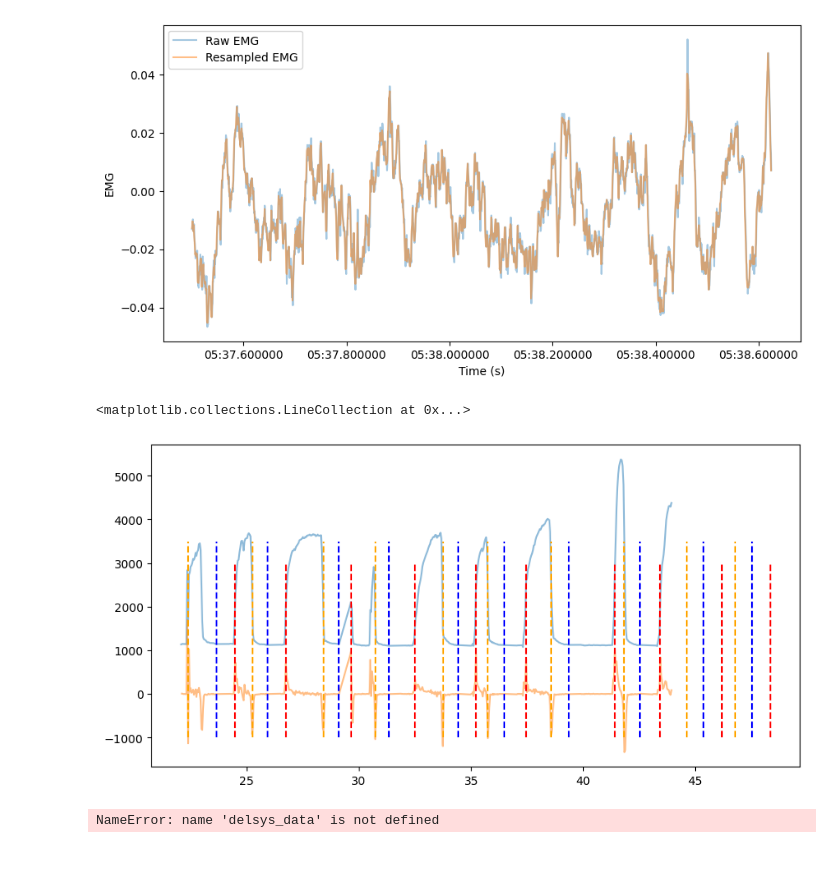
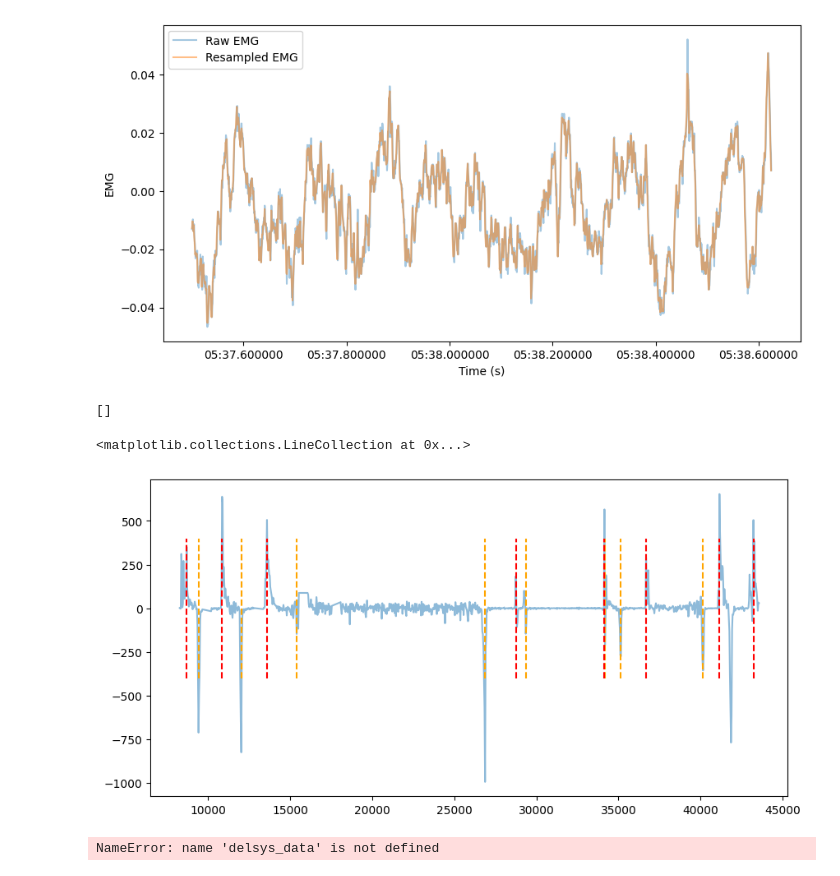
Before and after one commit to ChaundyMck/NDD_EMG, a Jupyter notebook: tester.ipynb, the cells around one changed output. Drawn from its saved outputs; the diff is of its cells as text; code cells hidden in the pictures.

```diff
--- a/tester.ipynb
+++ b/tester.ipynb
@@ -18,0 +75,18 @@ target_data = pd.read_csv(glob.glob(os.path.join(glob.escape(subject_folder),'ta
+# %%
+EMG_1 = delsys_data[['EMG 1 Time Series (s)', 'EMG 1 (mV)', 'EMG 2 (mV)']].dropna()
+EMG_1.columns = ['Time', 'EMG1', 'EMG2']
+Analog = delsys_data[[ 'Analog In 1 Time Series (s)','Analog In 1 (V)']]
+Analog.columns = ['Time', 'Analog']
+
+t_delay = sync(Analog, target_data, a_event_cutoff=0.003)
+target_data['hitTime'] = (target_data['hitTime'] / 1000)  + t_delay
+mat_data['Time'] = (mat_data['Time']/1000) + t_delay
+# %%
+from scipy.signal import find_peaks
+mat_data['derivative'] = mat_filt.diff()
+
+start_ind, _ = find_peaks(-mat_data['derivative'], distance = 20, height = 50)
+stop_ind, _ = find_peaks(mat_data['derivative'], distance = 20, height = 50)
+
+starts = mat_data['Time'].iloc[start_ind]
+stops = mat_data['Time'].iloc[stop_ind]
@@ -19,7 +103,10 @@ target_data = pd.read_csv(glob.glob(os.path.join(glob.escape(subject_folder),'ta
 # %%
+idp28 = '/Users/clmckeev/Library/CloudStorage/OneDrive-SharedLibraries-IndianaUniversity/[Sec-E] BL-Phys-NDD_EMG - Documents/NDD_EMG/Data/Raw/All/004'
+m_data28 = pd.read_csv(glob.glob(os.path.join(glob.escape(idp28),'mat*.csv'))[0])
+
 mat_data = pd.DataFrame()
-mat_data['Time'] = m_data.iloc[:, 0]
-mat_data['Total'] = m_data.iloc[:, 1:].sum(axis=1)
+mat_data['Time'] = m_data28.iloc[:, 0]
+mat_data['Total'] = m_data28.iloc[:, 1:].sum(axis=1)
 
 plt.plot(mat_data['Total'].diff())
 # %% [output]
@@ -136,22 +206,21 @@ plt.legend()
 from extract import trial_determination
 
 start_times, stop_times, hit_times = trial_determination(mat_data,target_data)
+# %%
+print(start_times)
+# %% [output]
+[]
 # %%
-EMG_1_resamp = EMG_1.copy()
-EMG_1_resamp['Time'] = pd.to_datetime(EMG_1_resamp['Time'], unit='s')
-EMG_1_resamp = EMG_1_resamp.set_index('Time')
-EMG_1_resamp = EMG_1_resamp.resample('1ms').mean().interpolate(method='linear')
-EMG_1_resamp = EMG_1_resamp.reset_index()
+yy = 400
+plt.figure(figsize=(10,5))
+plt.plot(mat_data['Time'].iloc[0:1000], mat_data['derivative'].iloc[0:1000], alpha=0.5, label="Total Mat Data")
 
-plt.figure(figsize=(10,5))
-plt.plot(mat_data['Time'].iloc[0:500], mat_data['Total'].iloc[0:500], alpha=0.5, label="Total Mat Data")
-
-plt.vlines(x=start_times[0:10], ymax=3500, ymin=-1000, color = 'orange', linestyle="--", label = "start")
-plt.vlines(x=stop_times[0:10], ymax=3000, ymin=-1000, color = 'red', linestyle="--", label="stop")
-plt.vlines(x=hit_times[0:10], ymax=3500, ymin=-1000, color = 'blue', linestyle="--", label="hit")
+plt.vlines(x=starts[0:8], ymin = - yy, ymax = yy, color = 'orange', linestyle="--", label = "start")
+plt.vlines(x=stops[0:8], ymin = - yy, ymax = yy, color = 'red', linestyle="--", label="stop")
+#plt.vlines(x=hit_times[0:10], ymax=3500, ymin=-1000, color = 'blue', linestyle="--", label="hit")
 # %% [output]
 <matplotlib.collections.LineCollection at 0x...>
-[figure, old version]
+[figure, new version]
 # %%
 ###IMU Preprocessing
 
```
Also changed, not shown: parts of 11 cells of this notebook, 7 other files.
